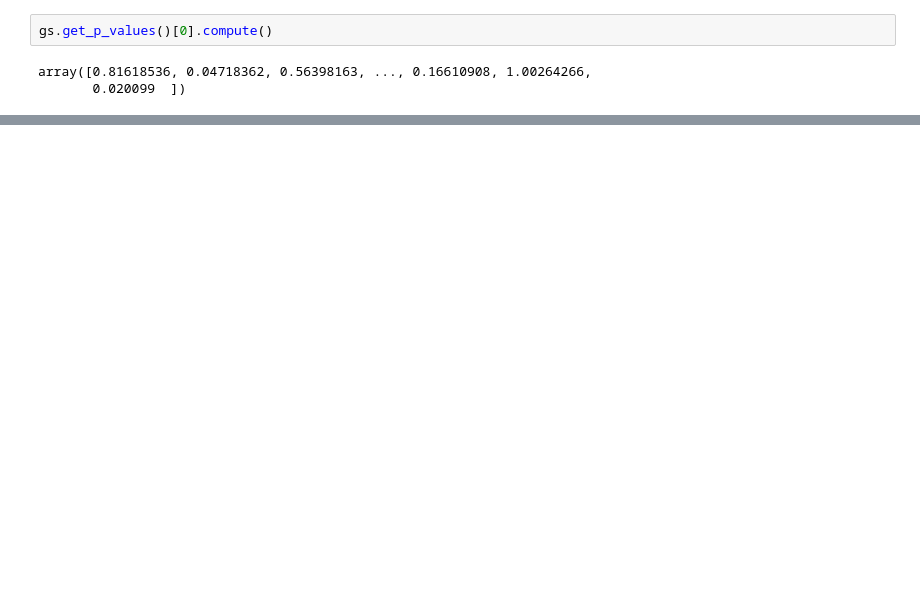
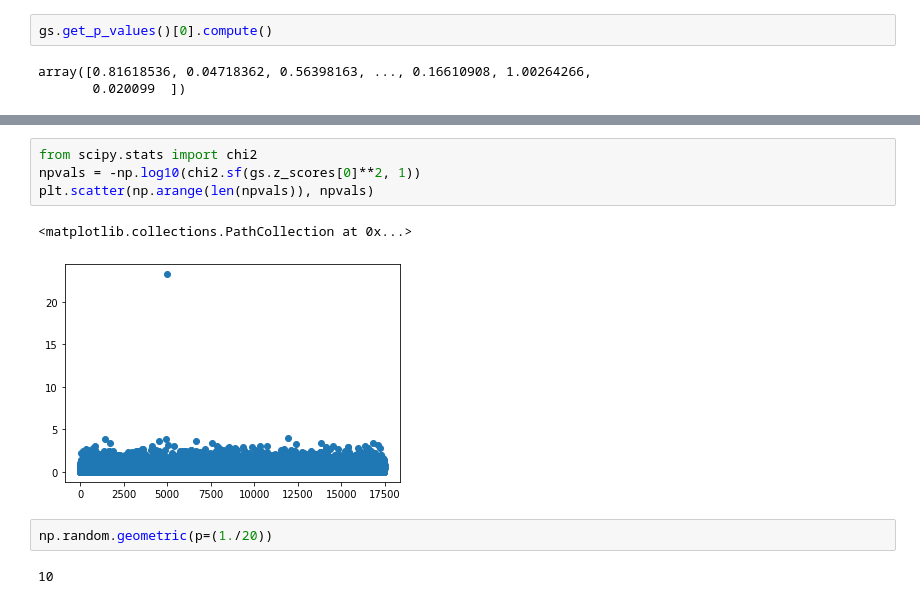
Before and after one commit to shz9/magenpy, a Jupyter notebook: notebooks/Experiments.ipynb, the cells around one changed output, grey strips where cells are left out. Saved outputs shown, nothing was run; the diff lists cells and outputs as text; blank space fills up the shorter version.

```diff
--- a/notebooks/Experiments.ipynb
+++ b/notebooks/Experiments.ipynb
@@ -26,0 +123,11 @@ array([0.81618536, 0.04718362, 0.56398163, ..., 0.16610908, 1.00264266,
+# %%
+from scipy.stats import chi2
+npvals = -np.log10(chi2.sf(gs.z_scores[0]**2, 1))
+plt.scatter(np.arange(len(npvals)), npvals)
+# %% [output]
+<matplotlib.collections.PathCollection at 0x...>
+[figure, added]
+# %%
+np.random.geometric(p=(1./20))
+# %% [output]
+10
```
Also changed, not shown: parts of 15 cells of this notebook, 2 other files.
